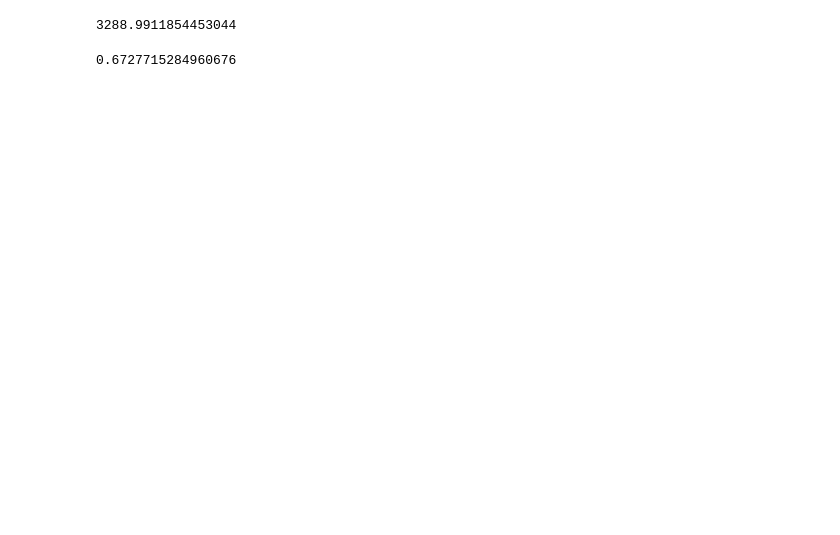
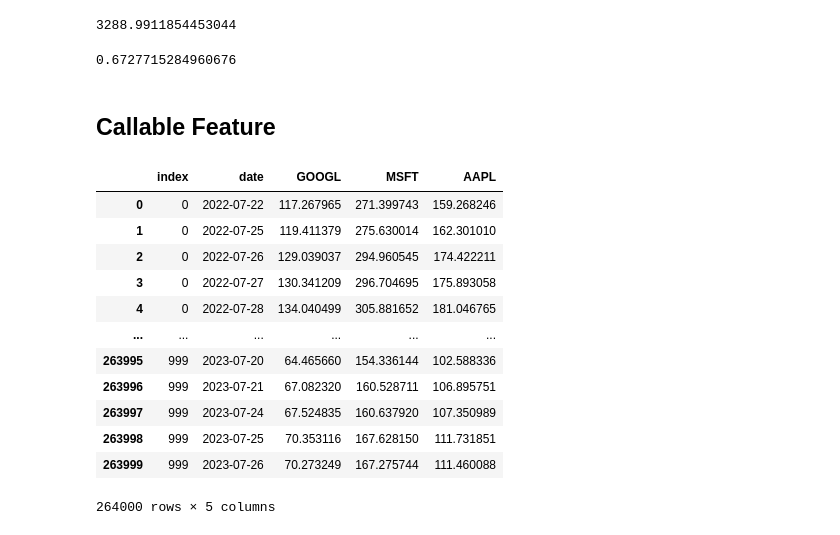
Before and after one commit to livelycloud/MH4518_GROUP13, a Jupyter notebook: product_pricing/product_structure.ipynb, the cells around one changed output. Cells and saved outputs as stored; diff of their text form; code cells hidden in the pictures; blank space fills up the shorter version.

```diff
--- a/product_pricing/product_structure.ipynb
+++ b/product_pricing/product_structure.ipynb
@@ -188,3 +187,23 @@ stock_min 2698.115894502515
 3363.8576424803377 / 5000
 # %% [output]
 0.6727715284960676
+# %% [markdown]
+## Callable Feature
+# %%
+sample_sim_1000 = pd.read_csv("../generated_data/sample_sim_1000.csv", index_col=["index", "date"])
+sample_sim_1000.reset_index(inplace=True)
+sample_sim_1000
+# %% [output]
+|  | index | date | GOOGL | MSFT | AAPL |
+| 0 | 0 | 2022-07-22 | 117.267965 | 271.399743 | 159.268246 |
+| 1 | 0 | 2022-07-25 | 119.411379 | 275.630014 | 162.301010 |
+| 2 | 0 | 2022-07-26 | 129.039037 | 294.960545 | 174.422211 |
+| 3 | 0 | 2022-07-27 | 130.341209 | 296.704695 | 175.893058 |
+| 4 | 0 | 2022-07-28 | 134.040499 | 305.881652 | 181.046765 |
+| ... | ... | ... | ... | ... | ... |
+| 263995 | 999 | 2023-07-20 | 64.465660 | 154.336144 | 102.588336 |
+| 263996 | 999 | 2023-07-21 | 67.082320 | 160.528711 | 106.895751 |
+| 263997 | 999 | 2023-07-24 | 67.524835 | 160.637920 | 107.350989 |
+| 263998 | 999 | 2023-07-25 | 70.353116 | 167.628150 | 111.731851 |
+| 263999 | 999 | 2023-07-26 | 70.273249 | 167.275744 | 111.460088 |
+264000 rows × 5 columns
```
Also changed, not shown: parts of 12 cells of this notebook, 5 other files.
